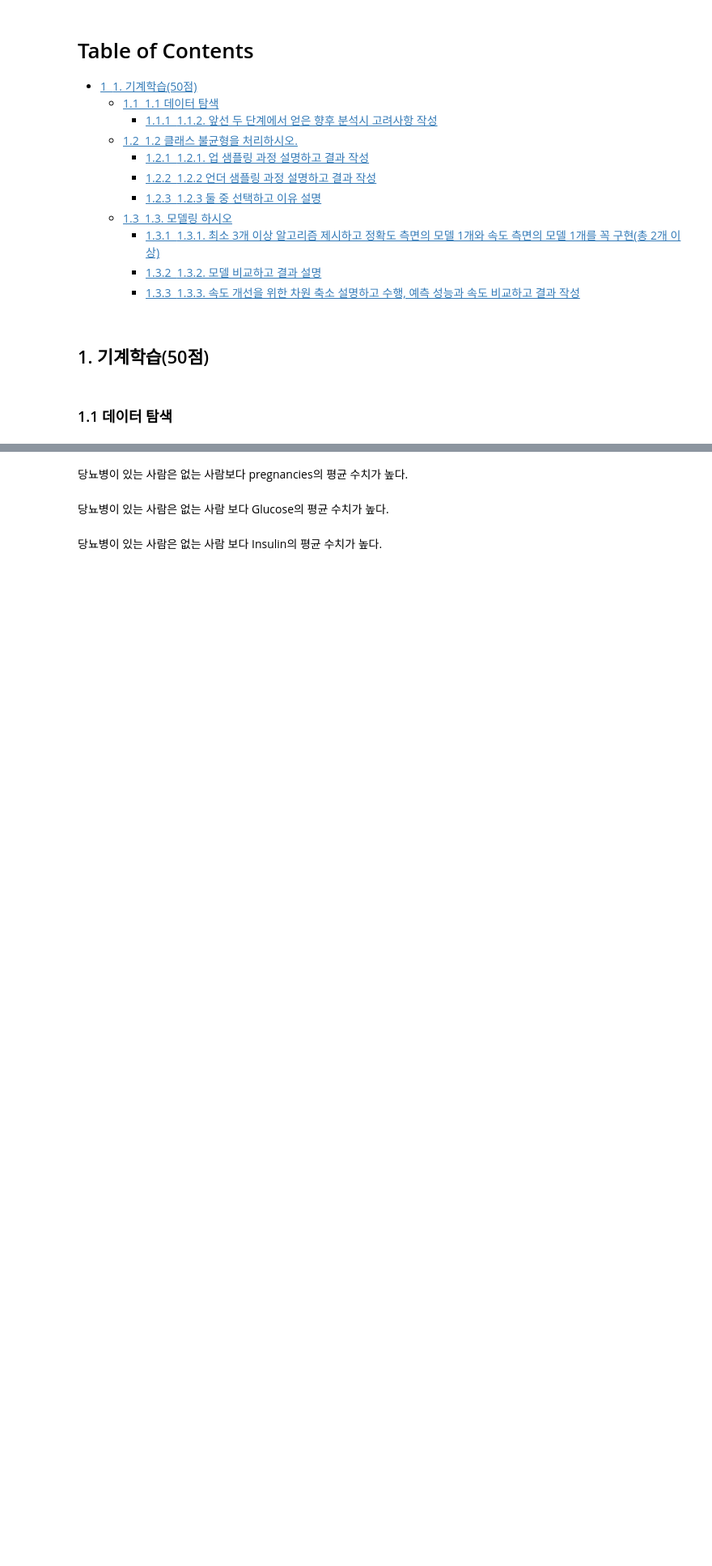
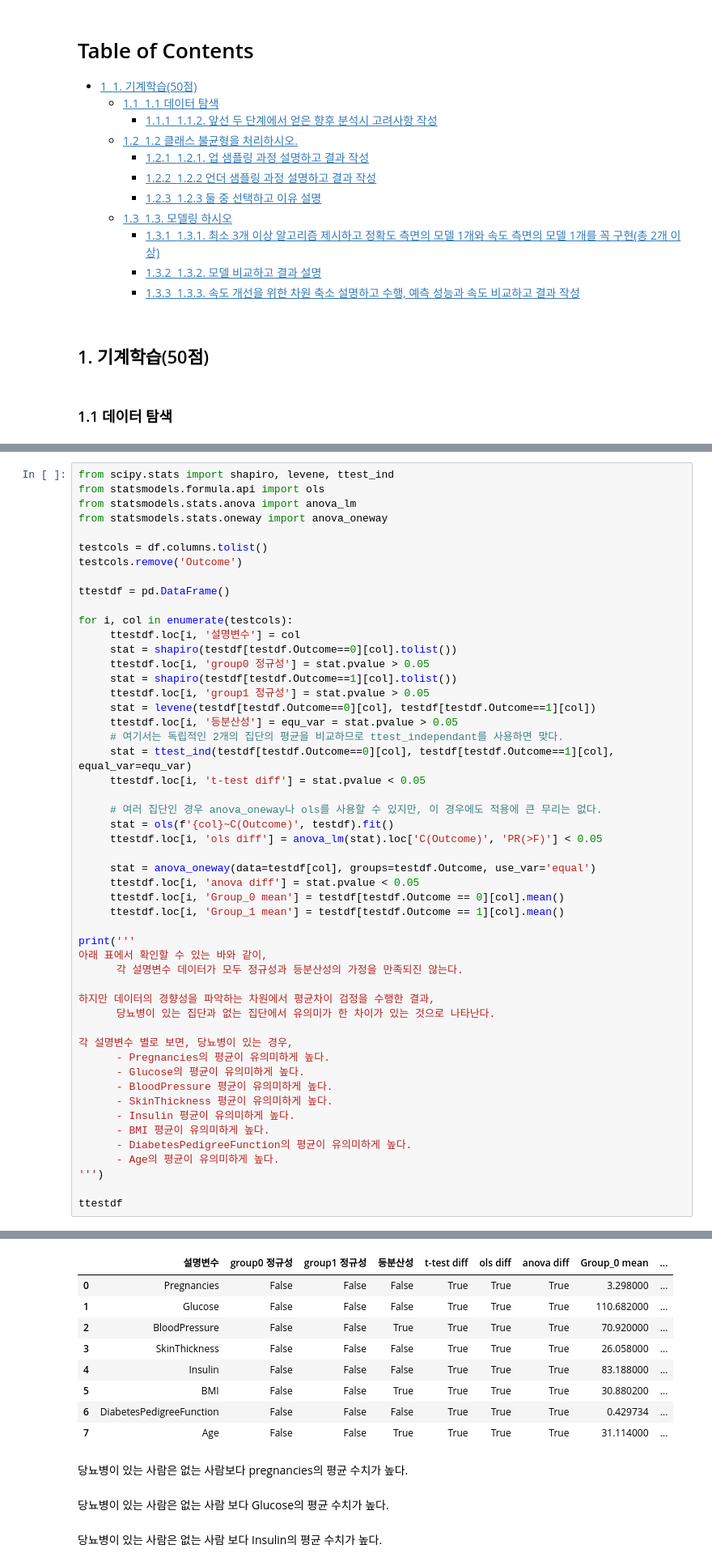
Before and after one commit to blueage98/adp_work, a Jupyter notebook: ADP-실기-DESSA/최신 기출동형 모의고사/2회_머신러닝 - 연습.ipynb, the cells around one changed output, grey strips where cells are left out. Shown at 81% size. Cells and saved outputs as stored; diff of their text form; blank space fills up the shorter version.

```diff
--- a/ADP-실기-DESSA/최신 기출동형 모의고사/2회_머신러닝 - 연습.ipynb
+++ b/ADP-실기-DESSA/최신 기출동형 모의고사/2회_머신러닝 - 연습.ipynb
@@ -34,0 +85,52 @@ df.groupby('Outcome').mean()
+# %%
+from scipy.stats import shapiro, levene, ttest_ind
+from statsmodels.formula.api import ols
+from statsmodels.stats.anova import anova_lm
+from statsmodels.stats.oneway import anova_oneway
+
+testcols = df.columns.tolist()
+testcols.remove('Outcome')
+
+ttestdf = pd.DataFrame()
+
+for i, col in enumerate(testcols):
+     ttestdf.loc[i, '설명변수'] = col
+     stat = shapiro(testdf[testdf.Outcome==0][col].tolist())
+     ttestdf.loc[i, 'group0 정규성'] = stat.pvalue > 0.05
+     stat = shapiro(testdf[testdf.Outcome==1][col].tolist())
+     ttestdf.loc[i, 'group1 정규성'] = stat.pvalue > 0.05
+     stat = levene(testdf[testdf.Outcome==0][col], testdf[testdf.Outcome==1][col])
+     ttestdf.loc[i, '등분산성'] = equ_var = stat.pvalue > 0.05
+     # 여기서는 독립적인 2개의 집단의 평균을 비교하므로 ttest_independant를 사용하면 맞다.
+     stat = ttest_ind(testdf[testdf.Outcome==0][col], testdf[testdf.Outcome==1][col], equal_var=equ_var)
+     ttestdf.loc[i, 't-test diff'] = stat.pvalue < 0.05
+
+     # 여러 집단인 경우 anova_oneway나 ols를 사용할 수 있지만, 이 경우에도 적용에 큰 무리는 없다.
+     stat = ols(f'{col}~C(Outcome)', testdf).fit()
+     ttestdf.loc[i, 'ols diff'] = anova_lm(stat).loc['C(Outcome)', 'PR(>F)'] < 0.05
+
+     stat = anova_oneway(data=testdf[col], groups=testdf.Outcome, use_var='equal')
+     ttestdf.loc[i, 'anova diff'] = stat.pvalue < 0.05
+     ttestdf.loc[i, 'Group_0 mean'] = testdf[testdf.Outcome == 0][col].mean()
+     ttestdf.loc[i, 'Group_1 mean'] = testdf[testdf.Outcome == 1][col].mean()
+
+print('''
+아래 표에서 확인할 수 있는 바와 같이,
+      각 설명변수 데이터가 모두 정규성과 등분산성의 가정을 만족되진 않는다.
+
+하지만 데이터의 경향성을 파악하는 차원에서 평균차이 검정을 수행한 결과,
+      당뇨병이 있는 집단과 없는 집단에서 유의미가 한 차이가 있는 것으로 나타난다.
+
+각 설명변수 별로 보면, 당뇨병이 있는 경우,
+      - Pregnancies의 평균이 유의미하게 높다.
+      - Glucose의 평균이 유의미하게 높다.
+      - BloodPressure 평균이 유의미하게 높다.
+      - SkinThickness 평균이 유의미하게 높다.
+      - Insulin 평균이 유의미하게 높다.
+      - BMI 평균이 유의미하게 높다.
+      - DiabetesPedigreeFunction의 평균이 유의미하게 높다.
+      - Age의 평균이 유의미하게 높다.
+''')
+
+ttestdf
+# %% [output]
@@ -35,3 +152,12 @@ df.groupby('Outcome').mean()
+|  | 설명변수 | group0 정규성 | group1 정규성 | 등분산성 | t-test diff | ols diff | anova diff | Group_0 mean | ... |
+| 0 | Pregnancies | False | False | False | True | True | True | 3.298000 | ... |
+| 1 | Glucose | False | False | False | True | True | True | 110.682000 | ... |
+| 2 | BloodPressure | False | False | True | True | True | True | 70.920000 | ... |
+| 3 | SkinThickness | False | False | False | True | True | True | 26.058000 | ... |
+| 4 | Insulin | False | False | False | True | True | True | 83.188000 | ... |
+| 5 | BMI | False | False | True | True | True | True | 30.880200 | ... |
+| 6 | DiabetesPedigreeFunction | False | False | False | True | True | True | 0.429734 | ... |
+| 7 | Age | False | False | True | True | True | True | 31.114000 | ... |
 # %% [markdown]
 당뇨병이 있는 사람은 없는 사람보다 pregnancies의 평균 수치가 높다.
 # %% [markdown]
```
Also changed, not shown: parts of 5 cells of this notebook.
